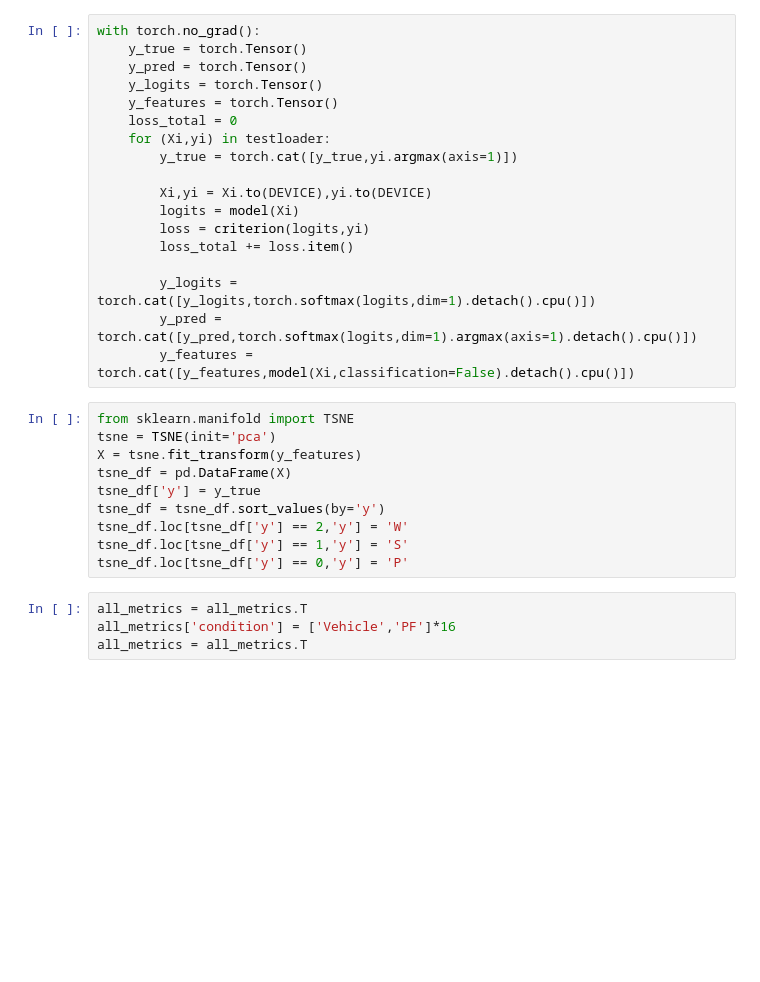
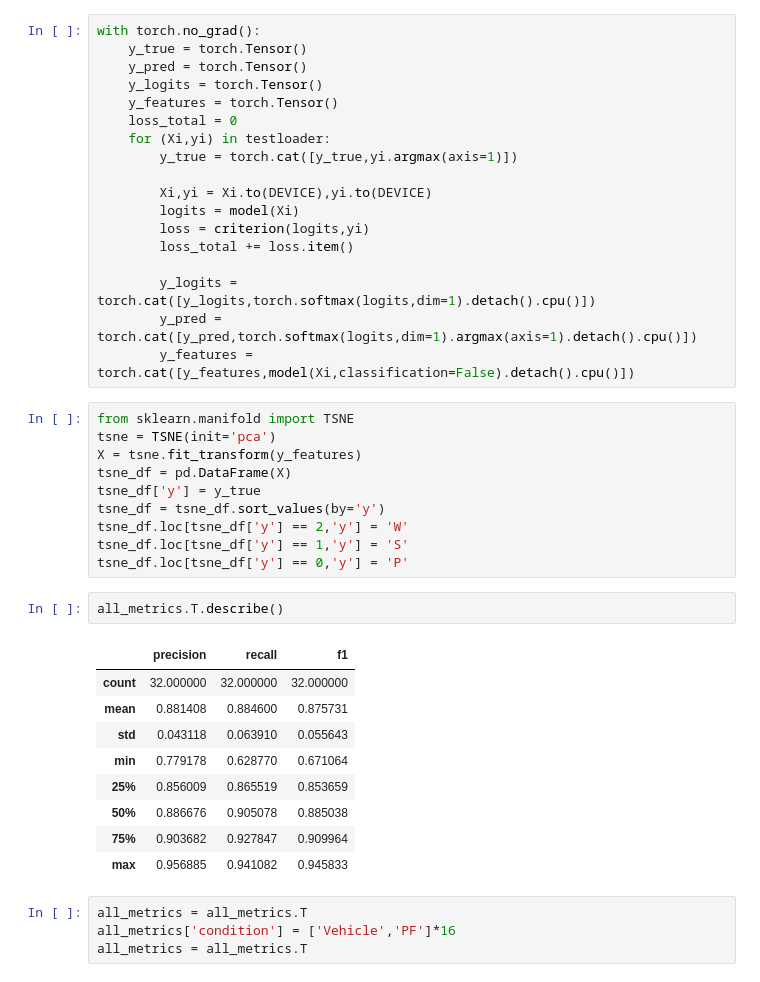
Before and after one commit to smithandrewk/sleep_ml, a Jupyter notebook: figures.ipynb, the cells around one changed output. Drawn from its saved outputs; the diff is of its cells as text; blank space fills up the shorter version.

```diff
--- a/figures.ipynb
+++ b/figures.ipynb
@@ -67,6 +67,18 @@ tsne_df = tsne_df.sort_values(by='y')
 tsne_df.loc[tsne_df['y'] == 2,'y'] = 'W'
 tsne_df.loc[tsne_df['y'] == 1,'y'] = 'S'
 tsne_df.loc[tsne_df['y'] == 0,'y'] = 'P'
+# %%
+all_metrics.T.describe()
+# %% [output]
+|  | precision | recall | f1 |
+| count | 32.000000 | 32.000000 | 32.000000 |
+| mean | 0.881408 | 0.884600 | 0.875731 |
+| std | 0.043118 | 0.063910 | 0.055643 |
+| min | 0.779178 | 0.628770 | 0.671064 |
+| 25% | 0.856009 | 0.865519 | 0.853659 |
+| 50% | 0.886676 | 0.905078 | 0.885038 |
+| 75% | 0.903682 | 0.927847 | 0.909964 |
+| max | 0.956885 | 0.941082 | 0.945833 |
 # %%
 all_metrics = all_metrics.T
 all_metrics['condition'] = ['Vehicle','PF']*16
```
Also changed, not shown: parts of 1 cell of this notebook, 5 other files.
